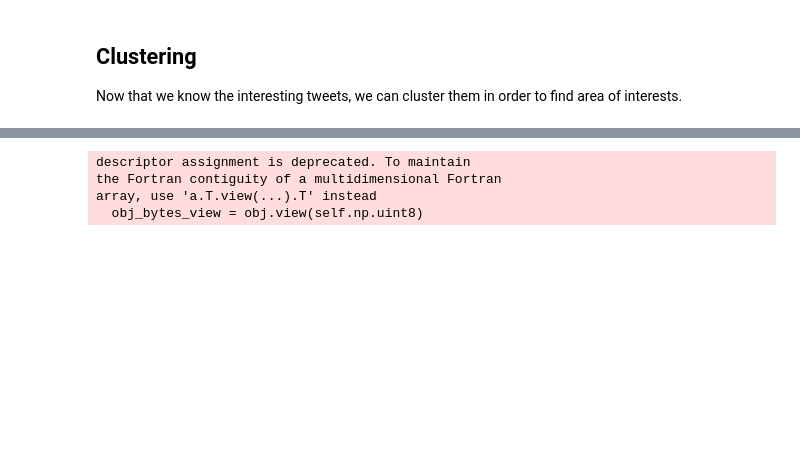
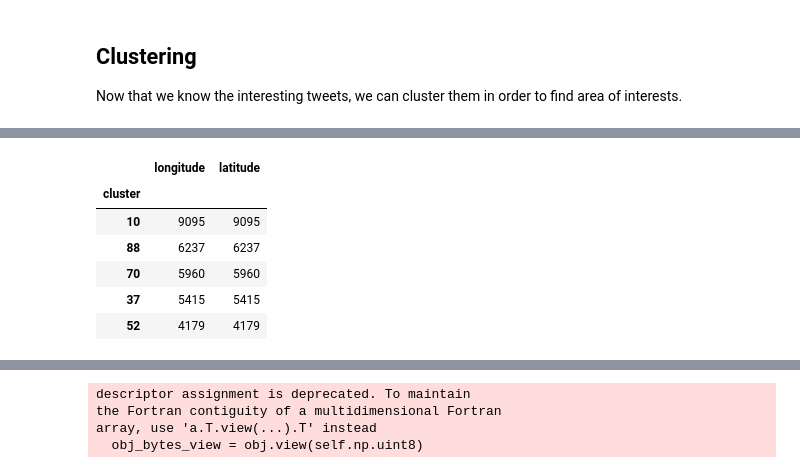
Before and after one commit to nathanquinteiro/ADA-Project, a Jupyter notebook: DataCleaning_Urbanization.ipynb, the cells around one changed output, grey strips where cells are left out. Saved outputs shown, nothing was run; the diff lists cells and outputs as text; code cells hidden in the pictures; blank space fills up the shorter version.

```diff
--- a/DataCleaning_Urbanization.ipynb
+++ b/DataCleaning_Urbanization.ipynb
@@ -196,0 +243,12 @@ Now that we know the interesting tweets, we can cluster them in order to find ar
+# %%
+test_cleaned = test[test.cluster != -1]
+test_cleaned.head()
+test_cleaned.groupby("cluster").count().sort_values("longitude",ascending=False).head()
+# %% [output]
+|  | longitude | latitude |
+| cluster |  |  |
+| 10 | 9095 | 9095 |
+| 88 | 6237 | 6237 |
+| 70 | 5960 | 5960 |
+| 37 | 5415 | 5415 |
+| 52 | 4179 | 4179 |
```
Also changed, not shown: parts of 17 cells of this notebook, 4 other files.
